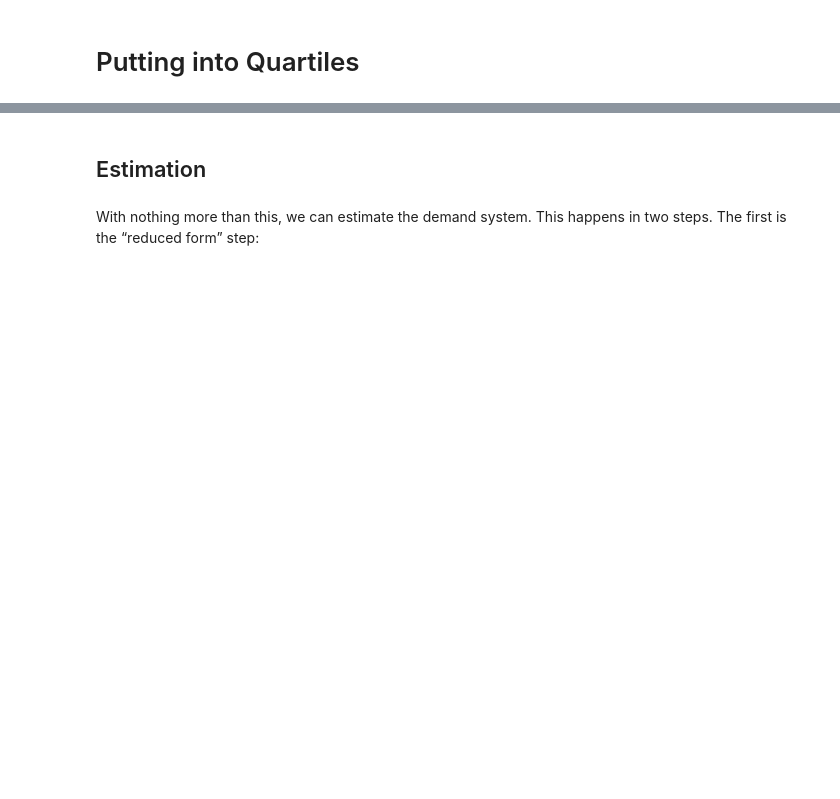
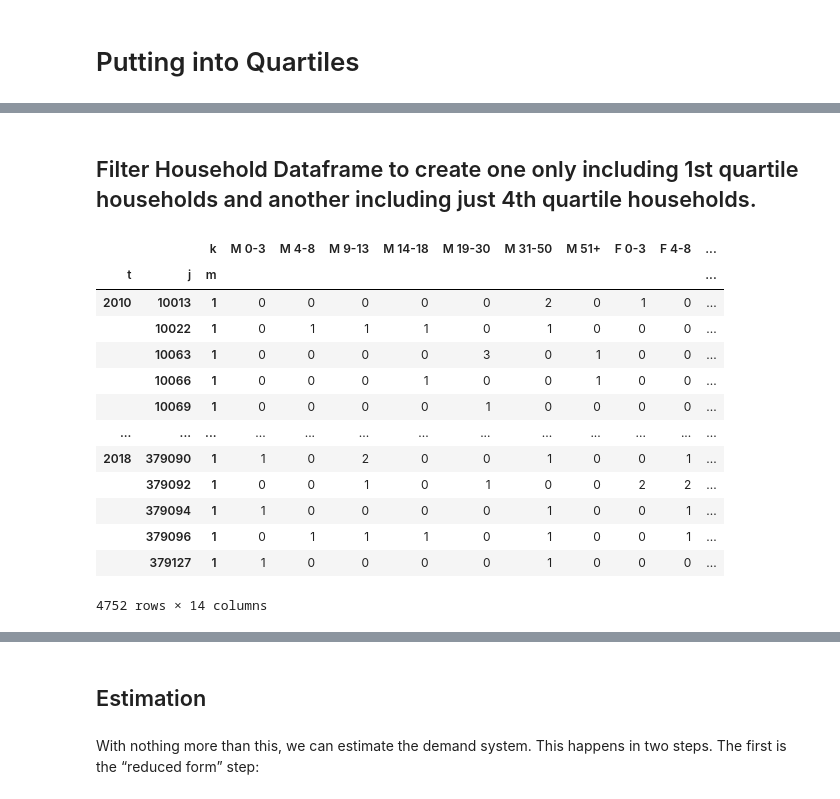
Before and after one commit to hannahnthompson/Project3-TeamHobrook, a Jupyter notebook: Nigeria Estimation (1).ipynb, the cells around one changed output, grey strips where cells are left out. Saved outputs shown, nothing was run; the diff lists cells and outputs as text; code cells hidden in the pictures; blank space fills up the shorter version.

```diff
--- a/Nigeria Estimation (1).ipynb
+++ b/Nigeria Estimation (1).ipynb
@@ -242,0 +230,9 @@ first_qtr_2010
+# %%
+Q1_10 = quartiles_by_epc(expend, 2010, 1)
+Q1_12 = quartiles_by_epc(expend, 2012, 1)
+Q1_15 = quartiles_by_epc(expend, 2015, 1)
+Q1_18 = quartiles_by_epc(expend, 2018, 1)
+Q1 = pd.concat([Q1_10, Q1_12, Q1_15, Q1_18]).reset_index().drop(columns=['index']).set_index(['t', 'j', 'm']).sort_values(['t','j'])
+Q1 = Q1.drop(columns=['Total Expenditures', 'People per HH', 'Expenditures per capita'])
+Q1
+#epc is expenditure per capita
@@ -242,0 +254,8 @@ first_qtr_2010
+# %%
+Q4_10 = quartiles_by_epc(expend, 2010, 4)
+Q4_12 = quartiles_by_epc(expend, 2012, 4)
+Q4_15 = quartiles_by_epc(expend, 2015, 4)
+Q4_18 = quartiles_by_epc(expend, 2018, 4)
+Q4 = pd.concat([Q4_10, Q4_12, Q4_15, Q4_18]).reset_index().drop(columns=['index']).set_index(['t', 'j', 'm']).sort_values(['t','j'])
+Q4 = Q4.drop(columns=['Total Expenditures', 'People per HH', 'Expenditures per capita'])
+Q4
@@ -242,0 +277,25 @@ first_qtr_2010
+# %% [markdown]
+## Filter Household Dataframe to create one only including 1st quartile households and another including just 4th quartile households.
+# %%
+#First Quartile
+hh_char = hh_char.reorder_levels(['t','j','m'])
+Q1Index = Q1.index.tolist()
+Q4Index = Q4.index.tolist()
+hh_charQ1 = hh_char[hh_char.index.isin(Q1Index)]
+hh_charQ4 = hh_char[hh_char.index.isin(Q4Index)]
+hh_charQ1
+# %% [output]
+|  |  | k | M 0-3 | M 4-8 | M 9-13 | M 14-18 | M 19-30 | M 31-50 | M 51+ | F 0-3 | F 4-8 | ... |
+| t | j | m |  |  |  |  |  |  |  |  |  | ... |
+| 2010 | 10013 | 1 | 0 | 0 | 0 | 0 | 0 | 2 | 0 | 1 | 0 | ... |
+|  | 10022 | 1 | 0 | 1 | 1 | 1 | 0 | 1 | 0 | 0 | 0 | ... |
+|  | 10063 | 1 | 0 | 0 | 0 | 0 | 3 | 0 | 1 | 0 | 0 | ... |
+|  | 10066 | 1 | 0 | 0 | 0 | 1 | 0 | 0 | 1 | 0 | 0 | ... |
+|  | 10069 | 1 | 0 | 0 | 0 | 0 | 1 | 0 | 0 | 0 | 0 | ... |
+| ... | ... | ... | ... | ... | ... | ... | ... | ... | ... | ... | ... | ... |
+| 2018 | 379090 | 1 | 1 | 0 | 2 | 0 | 0 | 1 | 0 | 0 | 1 | ... |
+|  | 379092 | 1 | 0 | 0 | 1 | 0 | 1 | 0 | 0 | 2 | 2 | ... |
+|  | 379094 | 1 | 1 | 0 | 0 | 0 | 0 | 1 | 0 | 0 | 1 | ... |
+|  | 379096 | 1 | 0 | 1 | 1 | 1 | 0 | 1 | 0 | 0 | 1 | ... |
+|  | 379127 | 1 | 1 | 0 | 0 | 0 | 0 | 1 | 0 | 0 | 0 | ... |
+4752 rows × 14 columns
```
Also changed, not shown: parts of 29 cells of this notebook.
